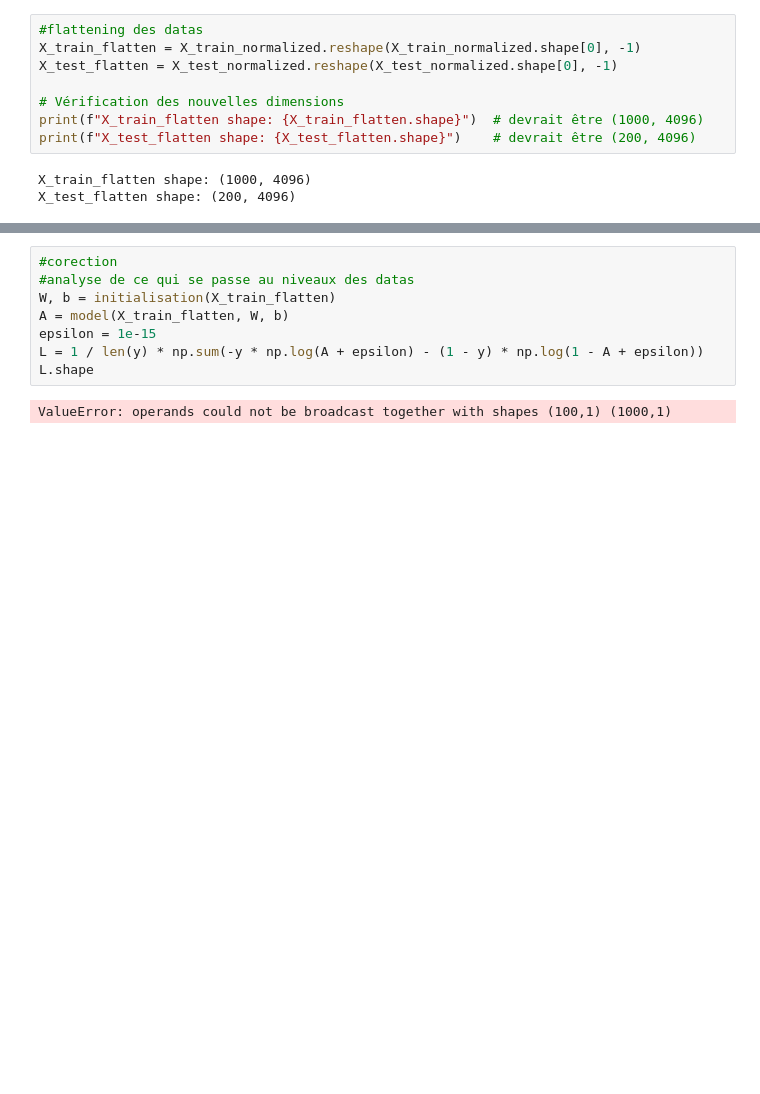
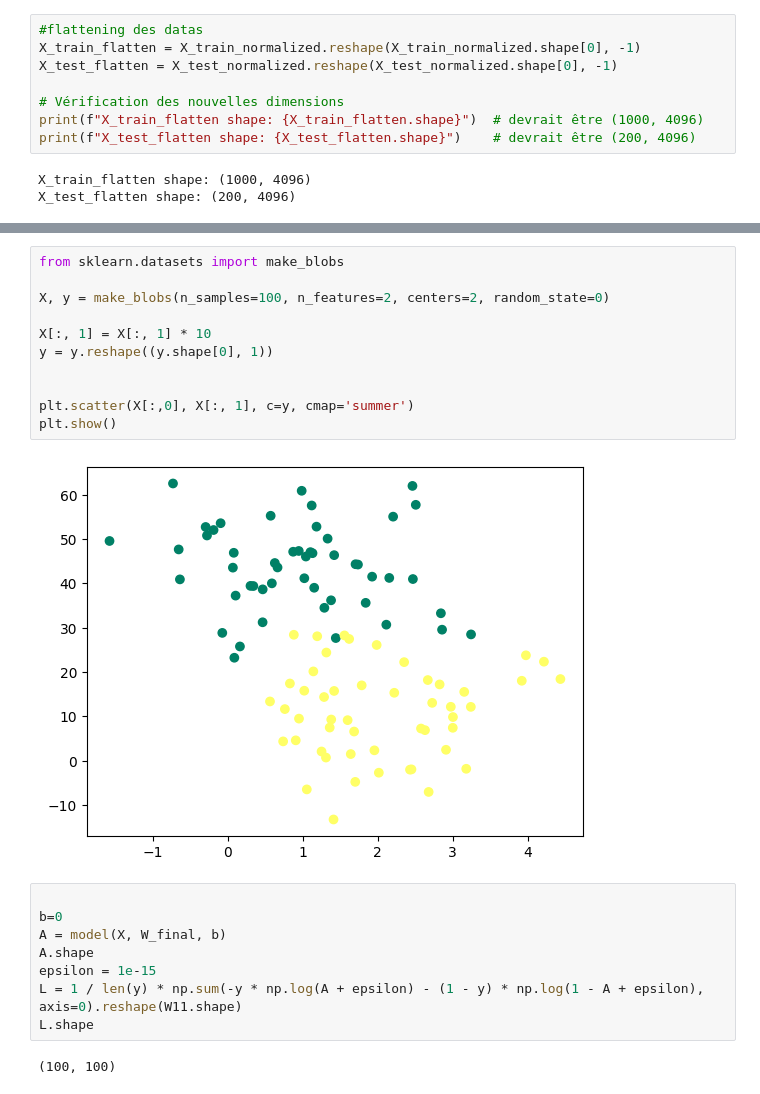
Before and after one commit to Yassin97440/first_neurones, a Jupyter notebook: cat_vs_dog.ipynb, the cells around one changed output, grey strips where cells are left out. Saved outputs shown, nothing was run; the diff lists cells and outputs as text; blank space fills up the shorter version.

```diff
--- a/cat_vs_dog.ipynb
+++ b/cat_vs_dog.ipynb
@@ -211,10 +244,23 @@ print(accuracy_score(y_test, y_pred))
+# %%
+from sklearn.datasets import make_blobs
+
+X, y = make_blobs(n_samples=100, n_features=2, centers=2, random_state=0)
+
+X[:, 1] = X[:, 1] * 10
+y = y.reshape((y.shape[0], 1))
+
+
+plt.scatter(X[:,0], X[:, 1], c=y, cmap='summer')
+plt.show()
+# %% [output]
+[figure, added]
 # %%
-#corection
-#analyse de ce qui se passe au niveaux des datas
-W, b = initialisation(X_train_flatten)
-A = model(X_train_flatten, W, b)
+
+b=0
+A = model(X, W_final, b)
+A.shape
 epsilon = 1e-15
-L = 1 / len(y) * np.sum(-y * np.log(A + epsilon) - (1 - y) * np.log(1 - A + epsilon))
+L = 1 / len(y) * np.sum(-y * np.log(A + epsilon) - (1 - y) * np.log(1 - A + epsilon), axis=0).reshape(W11.shape)
 L.shape
 # %% [output]
-ValueError: operands could not be broadcast together with shapes (100,1) (1000,1)
+(100, 100)
```
Also changed, not shown: parts of 8 cells of this notebook.
